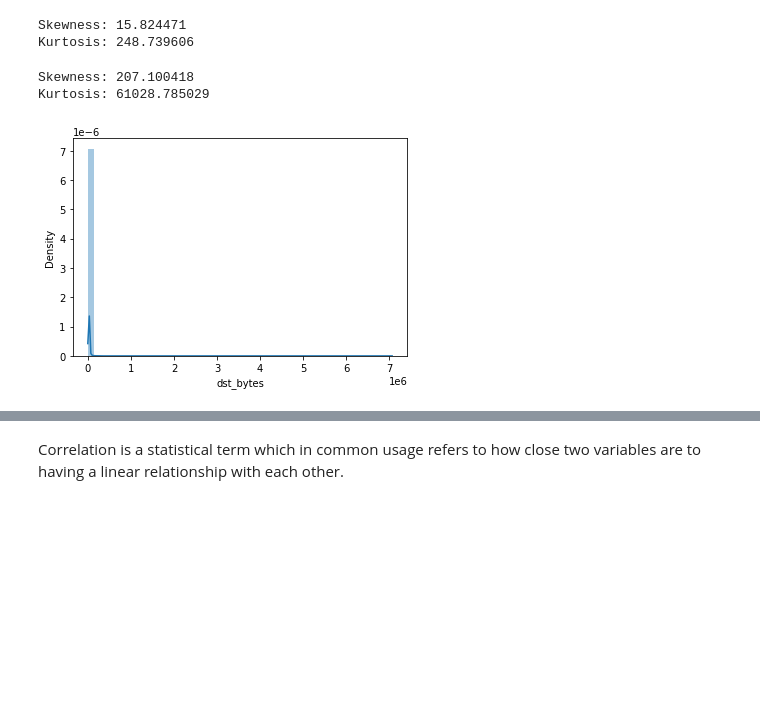
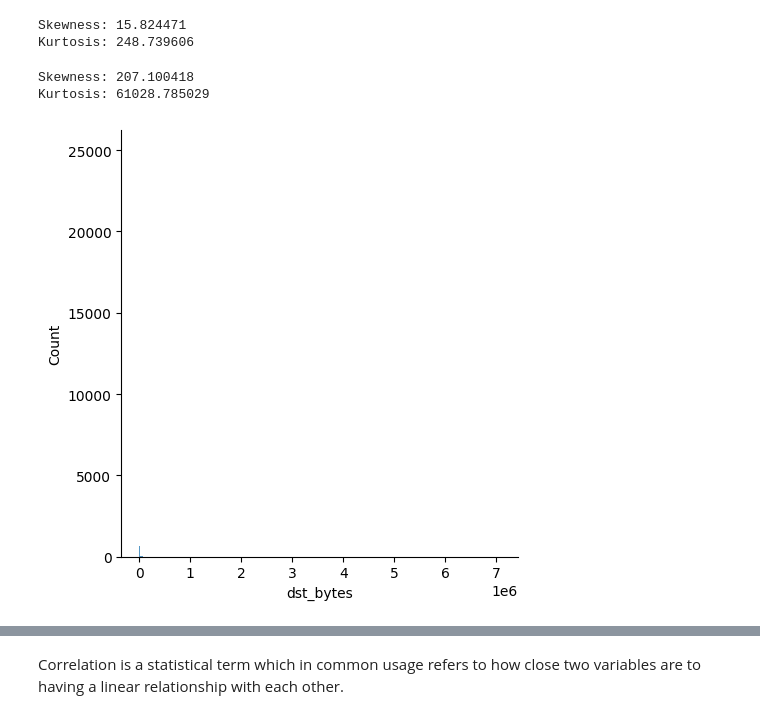
Before and after one commit to Lioo7/Anomaly-detection, a Jupyter notebook: Anomaly connection task -1.ipynb, the cells around one changed output, grey strips where cells are left out. Saved outputs shown, nothing was run; the diff lists cells and outputs as text; code cells hidden in the pictures; blank space fills up the shorter version.

```diff
--- a/Anomaly connection task -1.ipynb
+++ b/Anomaly connection task -1.ipynb
@@ -176,11 +182,11 @@ print("Kurtosis: %f" % df['src_bytes'].kurt()) # positive show long tail , negat
 Skewness: 15.824471
 Kurtosis: 248.739606
 # %%
-sns.distplot(df['dst_bytes'])
+sns.displot(df['dst_bytes'])
 print("Skewness: %f" % df['dst_bytes'].skew())
 print("Kurtosis: %f" % df['dst_bytes'].kurt())
 # %% [output]
 Skewness: 207.100418
 Kurtosis: 61028.785029
-[figure, old version]
+[figure, new version]
 # %%
```
Also changed, not shown: parts of 39 cells of this notebook.
